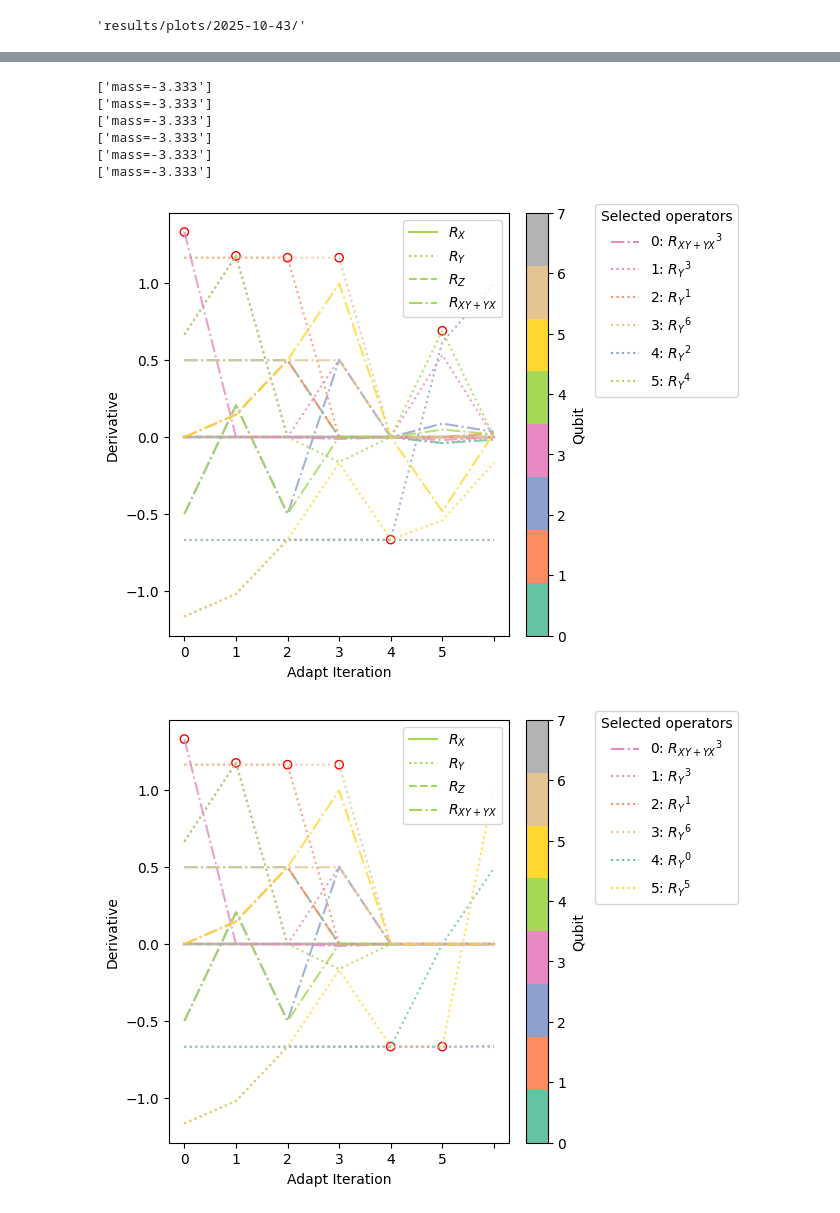
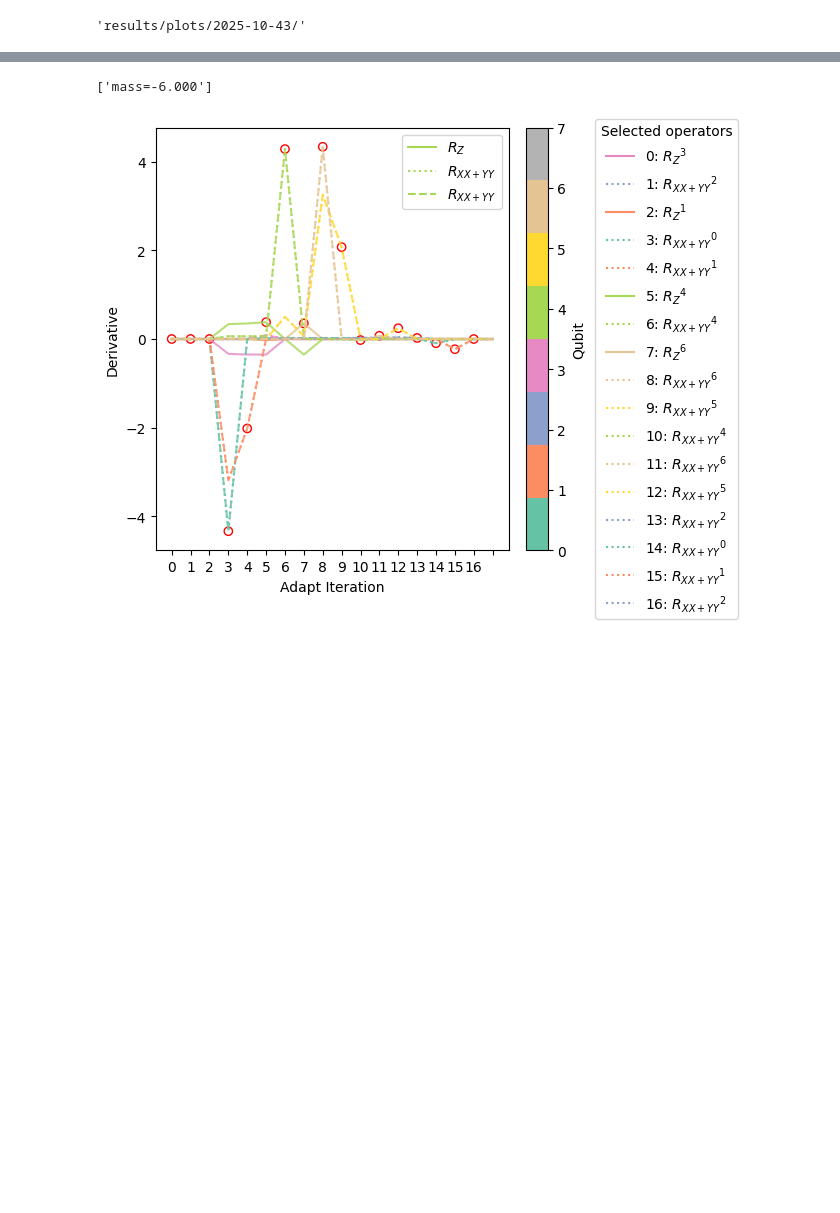
Before and after one commit to NicoDic98/QC-MasterThesis, a Jupyter notebook: plots.ipynb, the cells around one changed output, grey strips where cells are left out. Saved outputs shown, nothing was run; the diff lists cells and outputs as text; code cells hidden in the pictures; blank space fills up the shorter version.

```diff
--- a/plots.ipynb
+++ b/plots.ipynb
@@ -162,7 +162,8 @@ datasets = [
     # "2025-10-22_17-19-30-23753926", "2025-10-22_17-24-14-23753943", "2025-10-22_17-30-26-23753983","2025-10-23_13-28-44-23757058",
     # "2025-10-27_10-13-56-23768245", "2025-10-27_10-18-56-23768277", "2025-10-27_10-30-59-23768364", "2025-10-27_10-41-01-23768438", "2025-10-27_10-54-03-23768500", "2025-10-27_11-09-06-23768557"
     # "2025-10-27_12-20-16-23768679"
-    "2025-10-27_16-09-27-23769343", "2025-10-27_16-23-28-23769353", "2025-10-27_16-30-29-23769366", "2025-10-27_16-32-56-23769369", "2025-10-27_16-51-22-23769435", "2025-10-27_16-58-23-23769465", "2025-10-27_17-21-26-23769494", "2025-10-27_18-17-33-23769527"
+    # "2025-10-27_16-09-27-23769343", "2025-10-27_16-23-28-23769353", "2025-10-27_16-30-29-23769366", "2025-10-27_16-32-56-23769369", "2025-10-27_16-51-22-23769435", "2025-10-27_16-58-23-23769465", "2025-10-27_17-21-26-23769494", "2025-10-27_18-17-33-23769527",
+    "2025-10-28_10-44-11-23770418", "2025-10-28_10-53-13-23770419"
             ]
 combine_data()
 global_info_dict = {}
@@ -256,20 +242,14 @@ with h5py.File(h5_file, "r") as f:
 # %%
 with h5py.File(h5_file, "r") as f:
     for name in datasets:
         avqe_1_loader = ResultLoader(f[name])
-        params = {HamiltonianParameters.Mass: 1}
+        params = {HamiltonianParameters.Mass: 0}
         param_values = avqe_1_loader.get_parameter_values_from_indices(params)
         print([f"{x}={y:.3f}" for x, y in param_values.items()])
 
         fig = avqe_1_loader.plot_derivatives(params)
         fig.savefig(f"{output_filename}grad_m_{param_values[HamiltonianParameters.Mass]:.2f}_{name}.png")
         fig.savefig(f"{output_filename}grad_m_{param_values[HamiltonianParameters.Mass]:.2f}_{name}.pdf")
 # %% [output]
-['mass=-3.333']
-['mass=-3.333']
-['mass=-3.333']
-['mass=-3.333']
-['mass=-3.333']
-['mass=-3.333']
+['mass=-6.000']
-[figure, old version]
+[figure, new version]
-[figure, removed]
```
Also changed, not shown: parts of 7 cells of this notebook, 32 other files.
